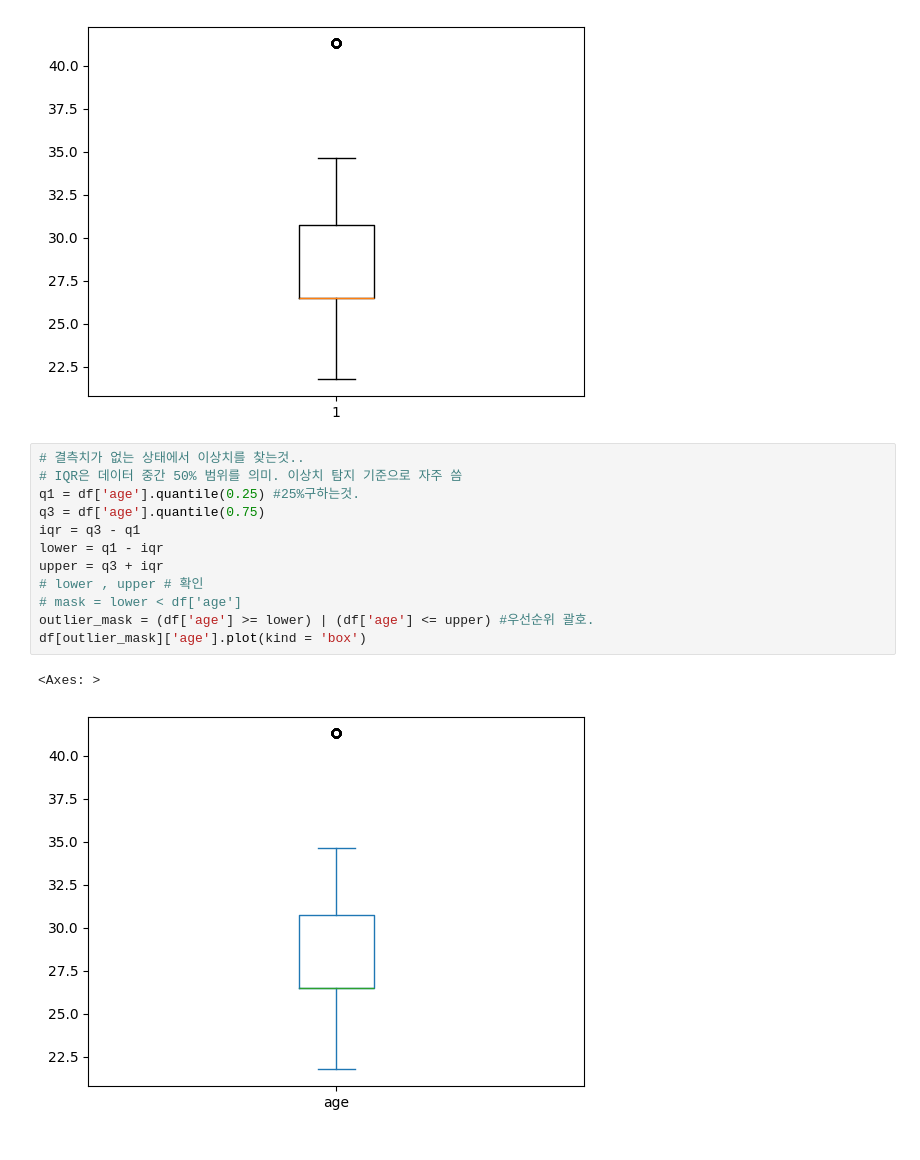
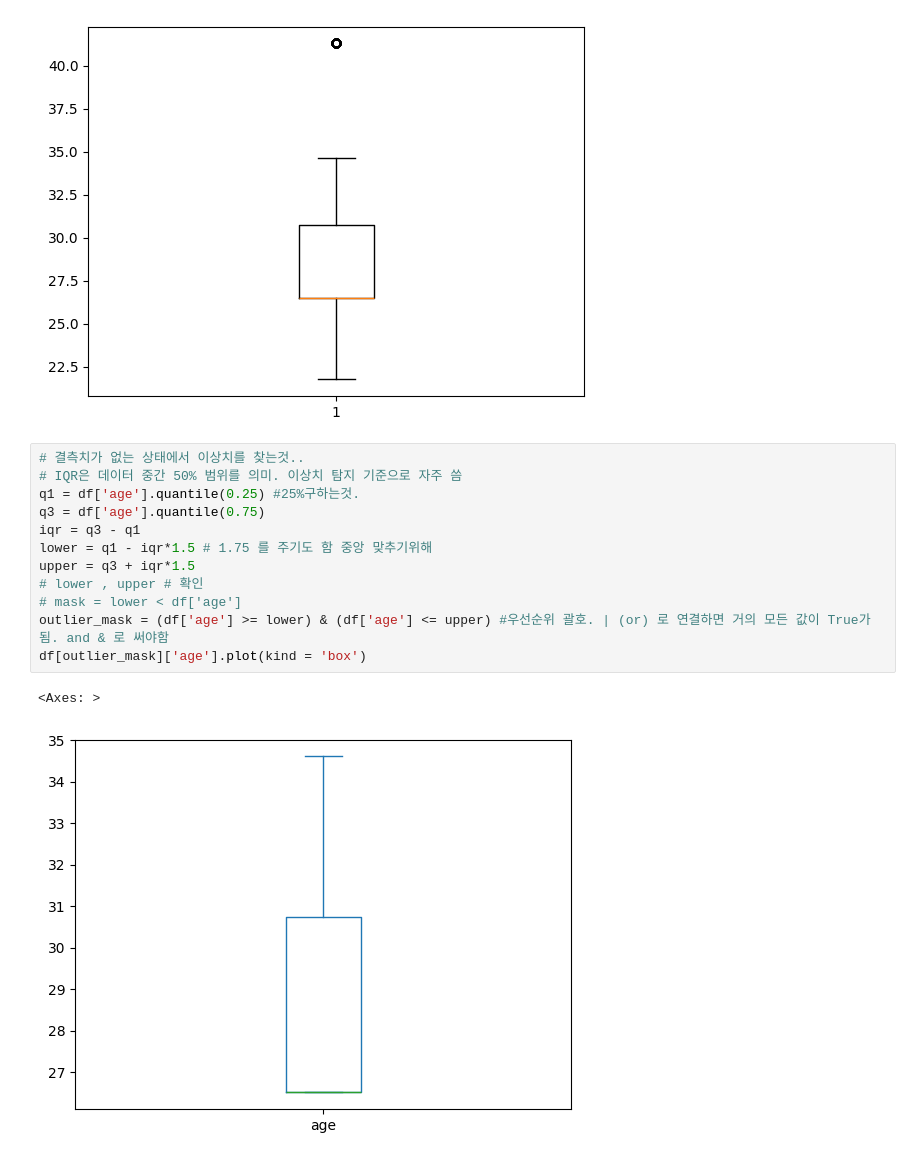
Before and after one commit to mminguu/pandas_main, a Jupyter notebook: part5/5.3_replace_nan.ipynb, the cells around one changed output. Saved outputs shown, nothing was run; the diff lists cells and outputs as text.

```diff
--- a/part5/5.3_replace_nan.ipynb
+++ b/part5/5.3_replace_nan.ipynb
@@ -123,15 +123,15 @@ plt.boxplot(df['age'])
 # %%
 # 결측치가 없는 상태에서 이상치를 찾는것..
 # IQR은 데이터 중간 50% 범위를 의미. 이상치 탐지 기준으로 자주 씀
 q1 = df['age'].quantile(0.25) #25%구하는것.
 q3 = df['age'].quantile(0.75)
 iqr = q3 - q1
-lower = q1 - iqr
-upper = q3 + iqr
+lower = q1 - iqr*1.5 # 1.75 를 주기도 함 중앙 맞추기위해
+upper = q3 + iqr*1.5
 # lower , upper # 확인
 # mask = lower < df['age']
-outlier_mask = (df['age'] >= lower) | (df['age'] <= upper) #우선순위 괄호.
+outlier_mask = (df['age'] >= lower) & (df['age'] <= upper) #우선순위 괄호. | (or) 로 연결하면 거의 모든 값이 True가 됨. and & 로 써야함
 df[outlier_mask]['age'].plot(kind = 'box')
 # %% [output]
 <Axes: >
-[figure, old version]
+[figure, new version]
```
Also changed, not shown: parts of 2 cells of this notebook.
